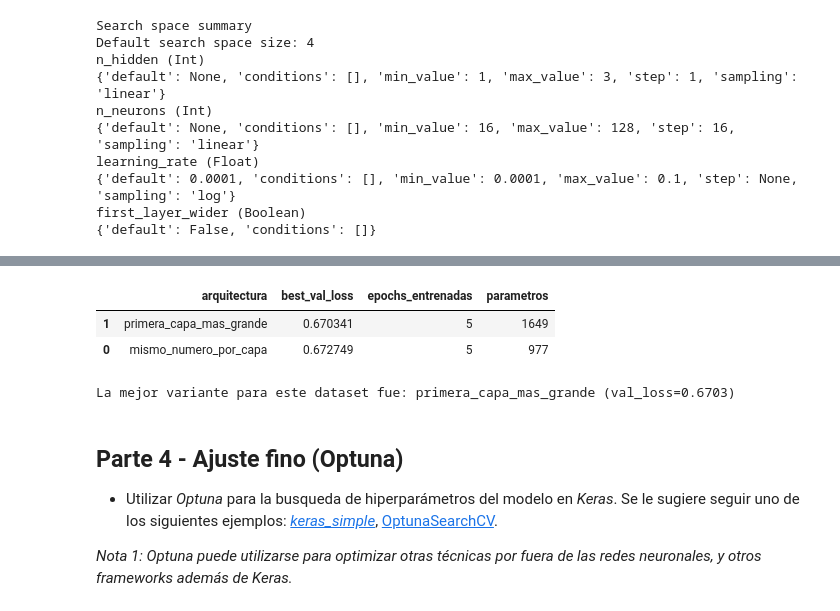
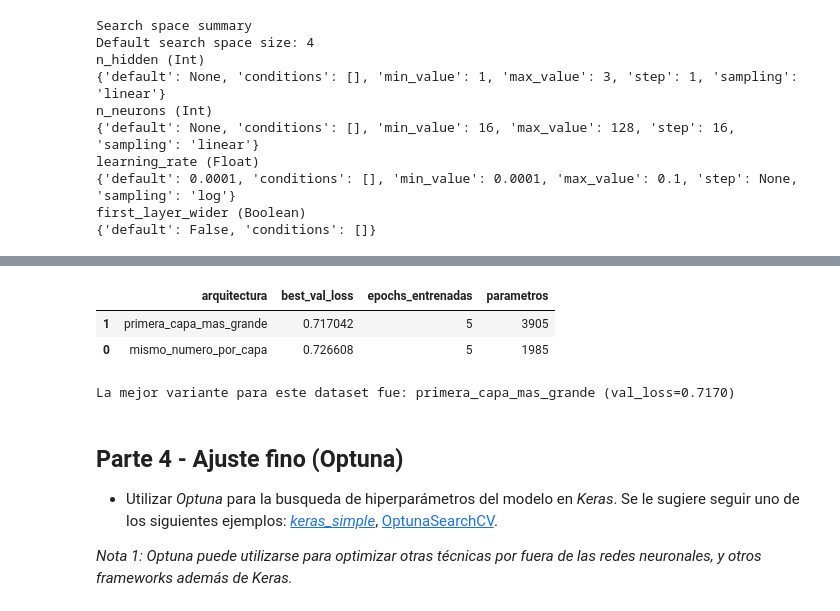
Before and after one commit to srodriguez-lefebre/Machine-Learning-Notebooks, a Jupyter notebook: 5TAA_demanda_de_bicicletas_con_NNs.ipynb, the cells around one changed output, grey strips where cells are left out. Cells and saved outputs as stored; diff of their text form; code cells hidden in the pictures.

```diff
--- a/5TAA_demanda_de_bicicletas_con_NNs.ipynb
+++ b/5TAA_demanda_de_bicicletas_con_NNs.ipynb
@@ -335,15 +319,22 @@ Siguiendo el ejemplo de la sección *Building a Regression MLP Using the Sequent
 from sklearn.model_selection import train_test_split
 from tensorflow import keras
 
-X_train, X_valid, y_train, y_valid = train_test_split(
-    X_train_full,
+# Split PRIMERO sobre los DataFrames sin transformar (evita data leakage)
+X_train_raw, X_valid_raw, y_train, y_valid = train_test_split(
+    df_train_model,
     y_train_full,
     test_size=0.1,
     random_state=42,
 )
 
+# Ahora sí: fit del preprocesador SOLO en train, transform en train/valid/test
+X_train = preprocessor.fit_transform(X_train_raw)
+X_valid = preprocessor.transform(X_valid_raw)
+X_test  = preprocessor.transform(df_test_model)
+
 print(f"Shape X_train: {X_train.shape}")
 print(f"Shape X_valid: {X_valid.shape}")
+print(f"Shape X_test:  {X_test.shape}")
 print(f"Shape y_train: {y_train.shape}")
 print(f"Shape y_valid: {y_valid.shape}")
 # %% [output]
@@ -584,39 +595,39 @@ for architecture_name, first_layer_wider in [
 ]:
     keras.utils.set_random_seed(42)
     model = build_fixed_model(
         n_hidden=best_hp.get("n_hidden"),
         n_neurons=best_hp.get("n_neurons"),
         learning_rate=best_hp.get("learning_rate"),
         first_layer_wider=first_layer_wider,
     )
 
-    history = model.fit(
+    arch_history = model.fit(
         X_train,
         y_train,
         epochs=30,
         validation_data=(X_valid, y_valid),
         callbacks=[early_stopping_cb],
         verbose=0,
     )
 
     comparison_rows.append({
         "arquitectura": architecture_name,
-        "best_val_loss": min(history.history["val_loss"]),
-        "epochs_entrenadas": len(history.history["val_loss"]),
+        "best_val_loss": min(arch_history.history["val_loss"]),
+        "epochs_entrenadas": len(arch_history.history["val_loss"]),
         "parametros": model.count_params(),
     })
 
 comparison_df = pd.DataFrame(comparison_rows).sort_values("best_val_loss")
 display(comparison_df)
 
 best_architecture = comparison_df.iloc[0]["arquitectura"]
 best_architecture_loss = comparison_df.iloc[0]["best_val_loss"]
 print(f"La mejor variante para este dataset fue: {best_architecture} (val_loss={best_architecture_loss:.4f})")
 # %% [output]
 |  | arquitectura | best_val_loss | epochs_entrenadas | parametros |
-| 1 | primera_capa_mas_grande | 0.670341 | 5 | 1649 |
-| 0 | mismo_numero_por_capa | 0.672749 | 5 | 977 |
+| 1 | primera_capa_mas_grande | 0.717042 | 5 | 3905 |
+| 0 | mismo_numero_por_capa | 0.726608 | 5 | 1985 |
-La mejor variante para este dataset fue: primera_capa_mas_grande (val_loss=0.6703)
+La mejor variante para este dataset fue: primera_capa_mas_grande (val_loss=0.7170)
 # %% [markdown]
 ## Parte 4 - Ajuste fino (Optuna)
 
```
Also changed, not shown: parts of 13 cells of this notebook, 2 other files.
